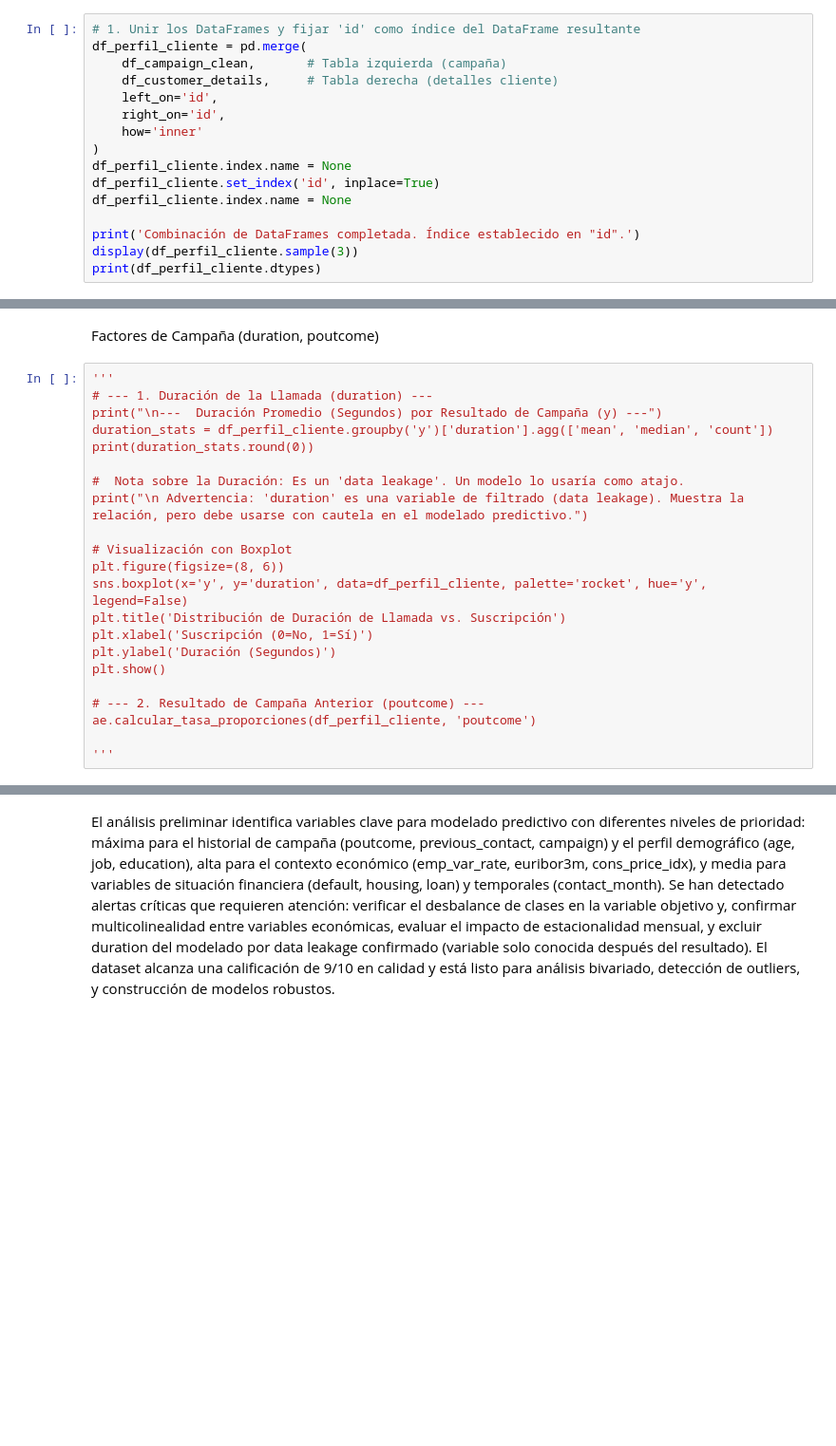
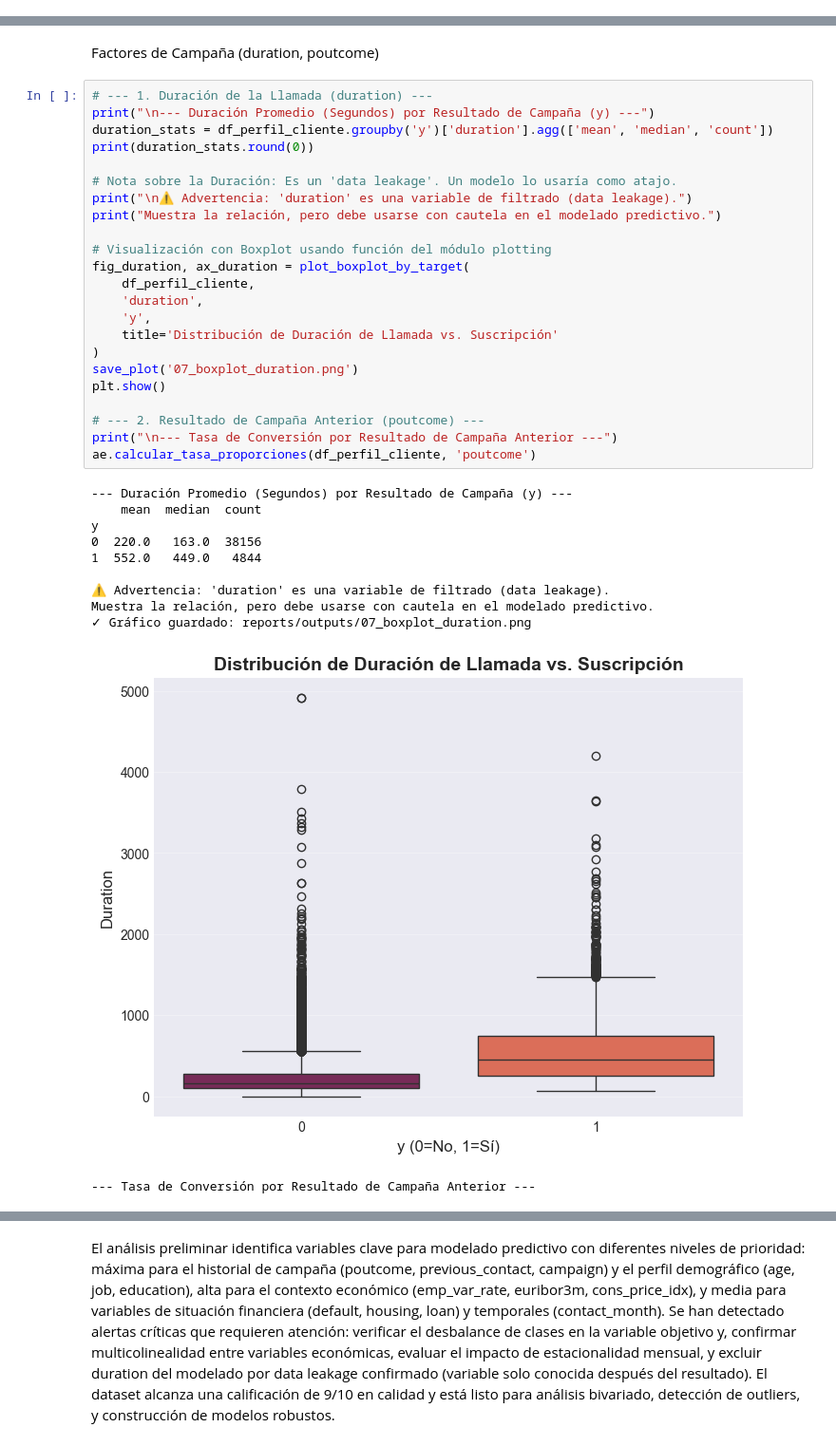
Before and after one commit to roseprogramming/eda_marqueting_bancario, a Jupyter notebook: notebooks/01_EDA_Analisis.ipynb, the cells around one changed output, grey strips where cells are left out. Shown at 95% size. Saved outputs shown, nothing was run; the diff lists cells and outputs as text; blank space fills up the shorter version.

```diff
--- a/notebooks/01_EDA_Analisis.ipynb
+++ b/notebooks/01_EDA_Analisis.ipynb
@@ -653,16 +543,0 @@ Combinamos ambos DF procesados para obtener un Conjunto de Datos de Perfil Compl
-# %%
-# 1. Unir los DataFrames y fijar 'id' como índice del DataFrame resultante
-df_perfil_cliente = pd.merge(
-    df_campaign_clean,       # Tabla izquierda (campaña)
-    df_customer_details,     # Tabla derecha (detalles cliente)
-    left_on='id',
-    right_on='id',
-    how='inner'
-)
-df_perfil_cliente.index.name = None
-df_perfil_cliente.set_index('id', inplace=True)
-df_perfil_cliente.index.name = None
-
-print('Combinación de DataFrames completada. Índice establecido en "id".')
-display(df_perfil_cliente.sample(3))
-print(df_perfil_cliente.dtypes)
@@ -965,24 +760,37 @@ print("\n" + "="*70)
 # %% [markdown]
 Factores de Campaña (duration, poutcome)
 # %%
-'''
 # --- 1. Duración de la Llamada (duration) ---
-print("\n---  Duración Promedio (Segundos) por Resultado de Campaña (y) ---")
+print("\n--- Duración Promedio (Segundos) por Resultado de Campaña (y) ---")
 duration_stats = df_perfil_cliente.groupby('y')['duration'].agg(['mean', 'median', 'count'])
 print(duration_stats.round(0))
 
-#  Nota sobre la Duración: Es un 'data leakage'. Un modelo lo usaría como atajo.
-print("\n Advertencia: 'duration' es una variable de filtrado (data leakage). Muestra la relación, pero debe usarse con cautela en el modelado predictivo.")
+# Nota sobre la Duración: Es un 'data leakage'. Un modelo lo usaría como atajo.
+print("\n⚠️ Advertencia: 'duration' es una variable de filtrado (data leakage).")
+print("Muestra la relación, pero debe usarse con cautela en el modelado predictivo.")
 
-# Visualización con Boxplot
-plt.figure(figsize=(8, 6))
-sns.boxplot(x='y', y='duration', data=df_perfil_cliente, palette='rocket', hue='y', legend=False)
-plt.title('Distribución de Duración de Llamada vs. Suscripción')
-plt.xlabel('Suscripción (0=No, 1=Sí)')
-plt.ylabel('Duración (Segundos)')
+# Visualización con Boxplot usando función del módulo plotting
+fig_duration, ax_duration = plot_boxplot_by_target(
+    df_perfil_cliente,
+    'duration',
+    'y',
+    title='Distribución de Duración de Llamada vs. Suscripción'
+)
+save_plot('07_boxplot_duration.png')
 plt.show()
 
 # --- 2. Resultado de Campaña Anterior (poutcome) ---
+print("\n--- Tasa de Conversión por Resultado de Campaña Anterior ---")
 ae.calcular_tasa_proporciones(df_perfil_cliente, 'poutcome')
-
-'''
+# %% [output]
+--- Duración Promedio (Segundos) por Resultado de Campaña (y) ---
+    mean  median  count
+y
+0  220.0   163.0  38156
+1  552.0   449.0   4844
+
+⚠️ Advertencia: 'duration' es una variable de filtrado (data leakage).
+Muestra la relación, pero debe usarse con cautela en el modelado predictivo.
+✓ Gráfico guardado: reports/outputs/07_boxplot_duration.png
+[figure, added]
+--- Tasa de Conversión por Resultado de Campaña Anterior ---
```
Also changed, not shown: parts of 34 cells of this notebook, 18 other files.
